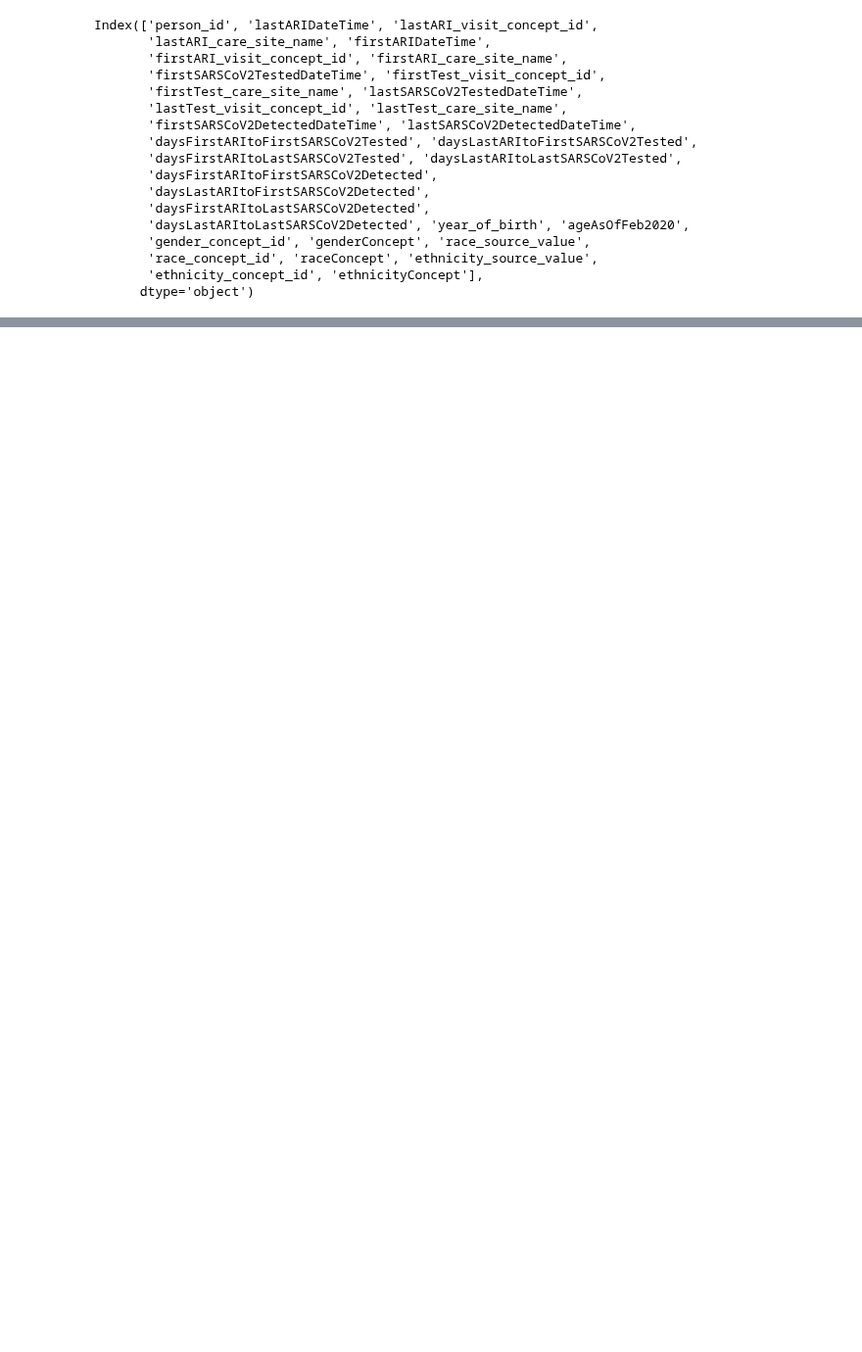
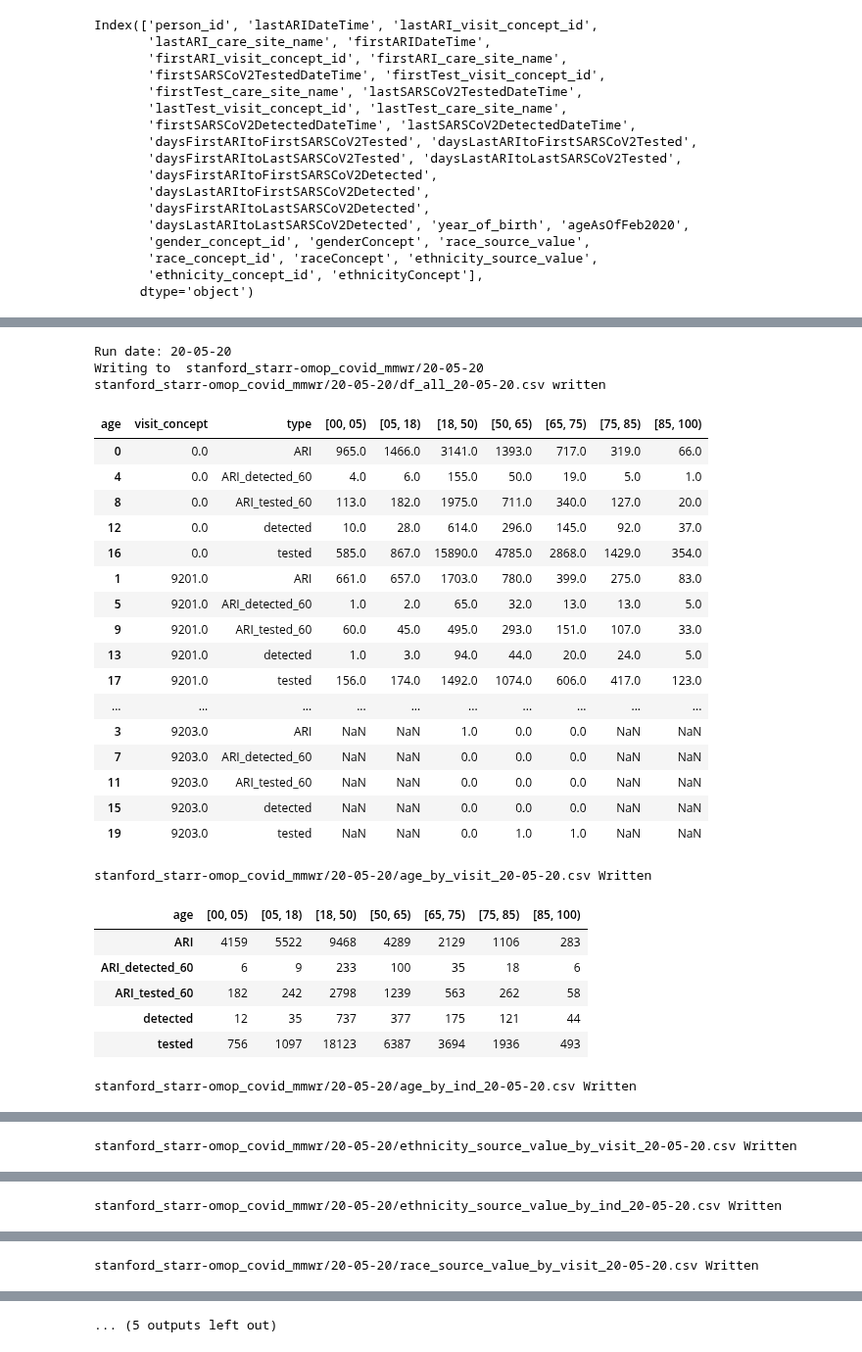
Before and after one commit to HealthRex/CDSS, a Jupyter notebook: scripts/Covid19 CDC/new_tbl_adj.ipynb, the cells around one changed output, grey strips where cells are left out. Shown at 98% size. Cells and saved outputs as stored; diff of their text form; code cells hidden in the pictures; blank space fills up the shorter version.

Commit message:
update to allow export

```diff
--- a/scripts/Covid19 CDC/new_tbl_adj.ipynb
+++ b/scripts/Covid19 CDC/new_tbl_adj.ipynb
@@ -555,0 +562,65 @@ for elt in ['age', 'ethnicity_source_value', 'race_source_value', 'genderConcept
+# %%
+# change this to true if you reall ywant
+export_report = True
+export_files = []
+
+if export_report:
+    run_date = datetime.datetime.today().strftime("%y-%m-%d")
+    print("Run date:", run_date)
+
+    out_folder = os.path.join("stanford_starr-omop_covid_mmwr", run_date)
+    os.makedirs(out_folder, exist_ok=True)
+
+    outfile = os.path.join(out_folder, "df_all_" + run_date + ".csv")
+    df_all.to_csv(outfile, index=False)
+
+    print("Writing to ", out_folder)
+    print(outfile, "written")
+
+    for elt in ['age', 'ethnicity_source_value', 'race_source_value', 'genderConcept']:
+
+        outfile = os.path.join(out_folder, elt +"_by_visit_" + run_date + ".csv")
+        elt_visit = format_by_visit(elt)
+
+        elt_visit.to_csv(outfile, index=True)
+        print(outfile, "Written")
+
+
+        outfile = os.path.join(out_folder, elt + "_by_ind_" + run_date + ".csv")
+        elt_ind = format_by_ind(elt)
+
+        elt_ind.to_csv(outfile, index=True)
+        print(outfile, "Written")
+
+        export_files.append(outfile)
+
+print("Files to export", export_files)
+# %% [output]
+Run date: 20-05-20
+Writing to  stanford_starr-omop_covid_mmwr/20-05-20
+stanford_starr-omop_covid_mmwr/20-05-20/df_all_20-05-20.csv written
+| age | visit_concept | type | [00, 05) | [05, 18) | [18, 50) | [50, 65) | [65, 75) | [75, 85) | [85, 100) |
+| 0 | 0.0 | ARI | 965.0 | 1466.0 | 3141.0 | 1393.0 | 717.0 | 319.0 | 66.0 |
+| 4 | 0.0 | ARI_detected_60 | 4.0 | 6.0 | 155.0 | 50.0 | 19.0 | 5.0 | 1.0 |
+| 8 | 0.0 | ARI_tested_60 | 113.0 | 182.0 | 1975.0 | 711.0 | 340.0 | 127.0 | 20.0 |
+| 12 | 0.0 | detected | 10.0 | 28.0 | 614.0 | 296.0 | 145.0 | 92.0 | 37.0 |
+| 16 | 0.0 | tested | 585.0 | 867.0 | 15890.0 | 4785.0 | 2868.0 | 1429.0 | 354.0 |
+| 1 | 9201.0 | ARI | 661.0 | 657.0 | 1703.0 | 780.0 | 399.0 | 275.0 | 83.0 |
+| 5 | 9201.0 | ARI_detected_60 | 1.0 | 2.0 | 65.0 | 32.0 | 13.0 | 13.0 | 5.0 |
+| 9 | 9201.0 | ARI_tested_60 | 60.0 | 45.0 | 495.0 | 293.0 | 151.0 | 107.0 | 33.0 |
+| 13 | 9201.0 | detected | 1.0 | 3.0 | 94.0 | 44.0 | 20.0 | 24.0 | 5.0 |
+| 17 | 9201.0 | tested | 156.0 | 174.0 | 1492.0 | 1074.0 | 606.0 | 417.0 | 123.0 |
+| ... | ... | ... | ... | ... | ... | ... | ... | ... | ... |
+| 3 | 9203.0 | ARI | NaN | NaN | 1.0 | 0.0 | 0.0 | NaN | NaN |
+| 7 | 9203.0 | ARI_detected_60 | NaN | NaN | 0.0 | 0.0 | 0.0 | NaN | NaN |
+| 11 | 9203.0 | ARI_tested_60 | NaN | NaN | 0.0 | 0.0 | 0.0 | NaN | NaN |
+| 15 | 9203.0 | detected | NaN | NaN | 0.0 | 0.0 | 0.0 | NaN | NaN |
+| 19 | 9203.0 | tested | NaN | NaN | 0.0 | 1.0 | 1.0 | NaN | NaN |
+stanford_starr-omop_covid_mmwr/20-05-20/age_by_visit_20-05-20.csv Written
+| age | [00, 05) | [05, 18) | [18, 50) | [50, 65) | [65, 75) | [75, 85) | [85, 100) |
+| ARI | 4159 | 5522 | 9468 | 4289 | 2129 | 1106 | 283 |
+| ARI_detected_60 | 6 | 9 | 233 | 100 | 35 | 18 | 6 |
+| ARI_tested_60 | 182 | 242 | 2798 | 1239 | 563 | 262 | 58 |
+| detected | 12 | 35 | 737 | 377 | 175 | 121 | 44 |
+| tested | 756 | 1097 | 18123 | 6387 | 3694 | 1936 | 493 |
+stanford_starr-omop_covid_mmwr/20-05-20/age_by_ind_20-05-20.csv Written
@@ -555,0 +644 @@ for elt in ['age', 'ethnicity_source_value', 'race_source_value', 'genderConcept
+stanford_starr-omop_covid_mmwr/20-05-20/ethnicity_source_value_by_visit_20-05-20.csv Written
@@ -555,0 +651 @@ for elt in ['age', 'ethnicity_source_value', 'race_source_value', 'genderConcept
+stanford_starr-omop_covid_mmwr/20-05-20/ethnicity_source_value_by_ind_20-05-20.csv Written
@@ -555,0 +669 @@ for elt in ['age', 'ethnicity_source_value', 'race_source_value', 'genderConcept
+stanford_starr-omop_covid_mmwr/20-05-20/race_source_value_by_visit_20-05-20.csv Written
@@ -555,0 +676 @@ for elt in ['age', 'ethnicity_source_value', 'race_source_value', 'genderConcept
+... (5 outputs left out)
```
Also changed, not shown: parts of 13 cells of this notebook.
